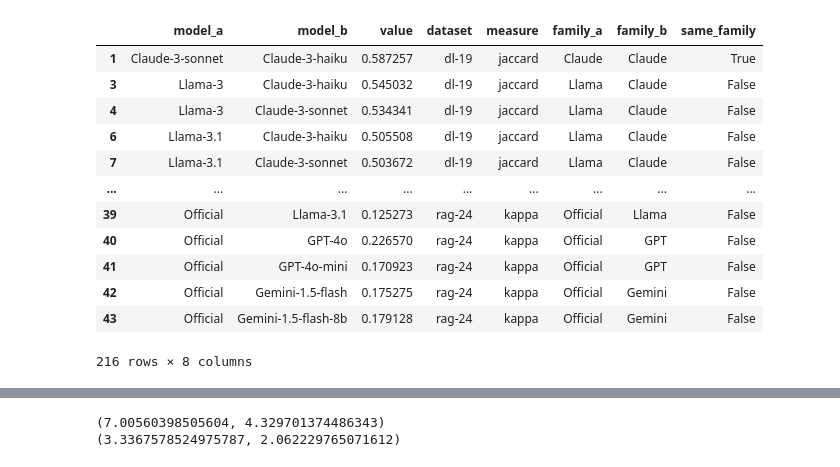
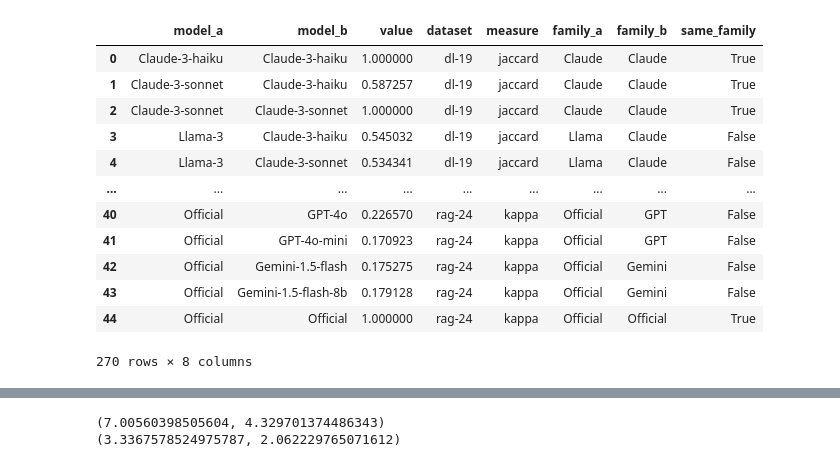
Before and after one commit to webis-de/sigir25-llm-inter-annotator-agreement, a Jupyter notebook: analysis/agreement-with-human-labels.ipynb, the cells around one changed output, grey strips where cells are left out. Saved outputs shown, nothing was run; the diff lists cells and outputs as text; code cells hidden in the pictures.

```diff
--- a/analysis/agreement-with-human-labels.ipynb
+++ b/analysis/agreement-with-human-labels.ipynb
@@ -151,43 +138,43 @@ df24_multi_kappa = pairwise_correlations('v2.1-trec-rag-2024-judged', 'multi_kap
 df19_agreement["dataset"] = "dl-19"
 df19_agreement["measure"] = "jaccard"
 df20_agreement["dataset"] = "dl-20"
 df20_agreement["measure"] = "jaccard"
 df24_agreement["dataset"] = "rag-24"
 df24_agreement["measure"] = "jaccard"
 
 df19_multi_kappa["dataset"] = "dl-19"
 df19_multi_kappa["measure"] = "kappa"
 df20_multi_kappa["dataset"] = "dl-20"
 df20_multi_kappa["measure"] = "kappa"
 df24_multi_kappa["dataset"] = "rag-24"
 df24_multi_kappa["measure"] = "kappa"
 
 df = pd.concat(
     [
         df19_agreement.rename({"agreement": "value"}, axis=1),
         df20_agreement.rename({"agreement": "value"}, axis=1),
         df24_agreement.rename({"agreement": "value"}, axis=1),
         df19_multi_kappa.rename({"multi_kappa": "value"}, axis=1),
         df20_multi_kappa.rename({"multi_kappa": "value"}, axis=1),
         df24_multi_kappa.rename({"multi_kappa": "value"}, axis=1),
     ]
 )
-df = df.loc[df["model_a"] != df["model_b"]]
+# df = df.loc[df["model_a"] != df["model_b"]]
 df["family_a"] = df["model_a"].str.split("-").str[0]
 df["family_b"] = df["model_b"].str.split("-").str[0]
 df["same_family"] = df["family_a"] == df["family_b"]
 df
 # %% [output]
 |  | model_a | model_b | value | dataset | measure | family_a | family_b | same_family |
+| 0 | Claude-3-haiku | Claude-3-haiku | 1.000000 | dl-19 | jaccard | Claude | Claude | True |
 | 1 | Claude-3-sonnet | Claude-3-haiku | 0.587257 | dl-19 | jaccard | Claude | Claude | True |
+| 2 | Claude-3-sonnet | Claude-3-sonnet | 1.000000 | dl-19 | jaccard | Claude | Claude | True |
 | 3 | Llama-3 | Claude-3-haiku | 0.545032 | dl-19 | jaccard | Llama | Claude | False |
 | 4 | Llama-3 | Claude-3-sonnet | 0.534341 | dl-19 | jaccard | Llama | Claude | False |
-| 6 | Llama-3.1 | Claude-3-haiku | 0.505508 | dl-19 | jaccard | Llama | Claude | False |
-| 7 | Llama-3.1 | Claude-3-sonnet | 0.503672 | dl-19 | jaccard | Llama | Claude | False |
 | ... | ... | ... | ... | ... | ... | ... | ... | ... |
-| 39 | Official | Llama-3.1 | 0.125273 | rag-24 | kappa | Official | Llama | False |
 | 40 | Official | GPT-4o | 0.226570 | rag-24 | kappa | Official | GPT | False |
 | 41 | Official | GPT-4o-mini | 0.170923 | rag-24 | kappa | Official | GPT | False |
 | 42 | Official | Gemini-1.5-flash | 0.175275 | rag-24 | kappa | Official | Gemini | False |
 | 43 | Official | Gemini-1.5-flash-8b | 0.179128 | rag-24 | kappa | Official | Gemini | False |
+| 44 | Official | Official | 1.000000 | rag-24 | kappa | Official | Official | True |
-216 rows × 8 columns
+270 rows × 8 columns
```
Also changed, not shown: parts of 7 cells of this notebook.
